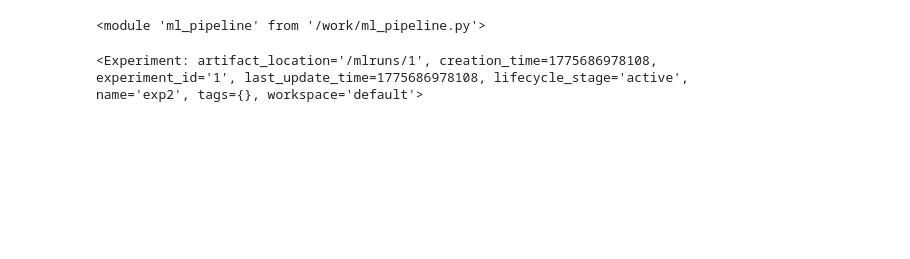
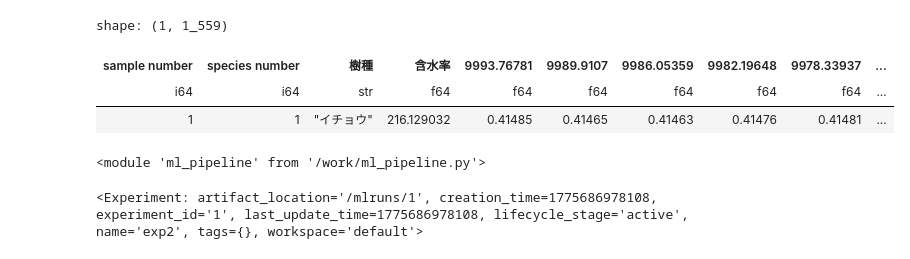
Before and after one commit to natsukacha/timber, a Jupyter notebook: work/one_pipeline.ipynb, the cells around one changed output. Cells and saved outputs as stored; diff of their text form; code cells hidden in the pictures; blank space fills up the shorter version.

```diff
--- a/work/one_pipeline.ipynb
+++ b/work/one_pipeline.ipynb
@@ -4,6 +4,13 @@ import pandas as pd
 import matplotlib.pyplot as plt
 
 train_data_pl = pl.read_csv(r"../data/train.csv",encoding="shift_jis")
+# %%
+train_data_pl.head(1)
+# %% [output]
+shape: (1, 1_559)
+| sample number | species number | 樹種 | 含水率 | 9993.76781 | 9989.9107 | 9986.05359 | 9982.19648 | 9978.33937 | ... |
+| i64 | i64 | str | f64 | f64 | f64 | f64 | f64 | f64 | ... |
+| 1 | 1 | "イチョウ" | 216.129032 | 0.41485 | 0.41465 | 0.41463 | 0.41476 | 0.41481 | ... |
 # %%
 import importlib
 import ml_pipeline
```
Also changed, not shown: parts of 3 cells of this notebook, 1 other file.
